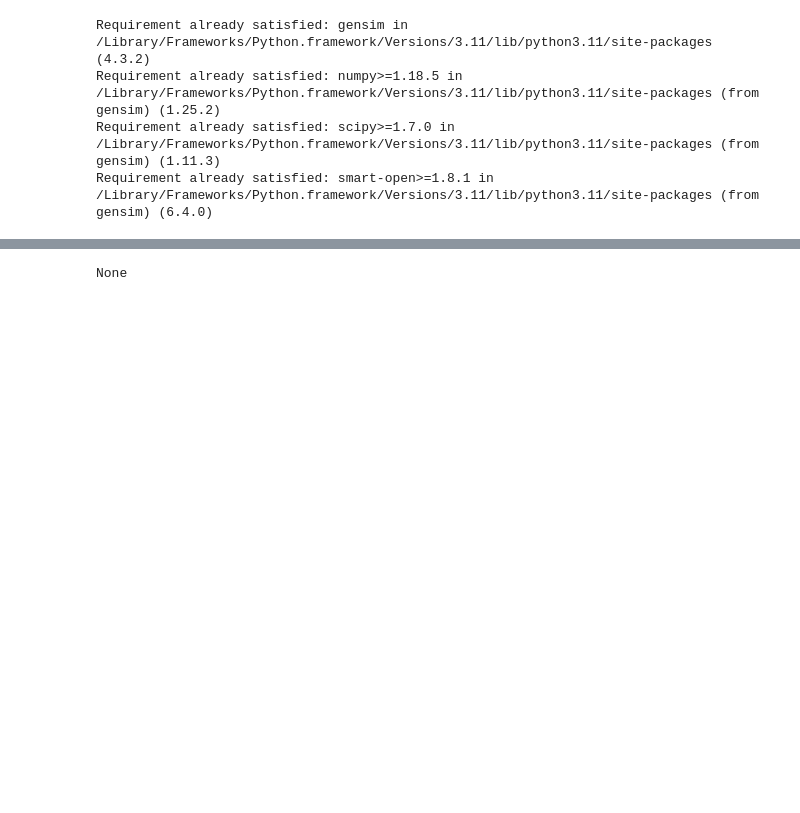
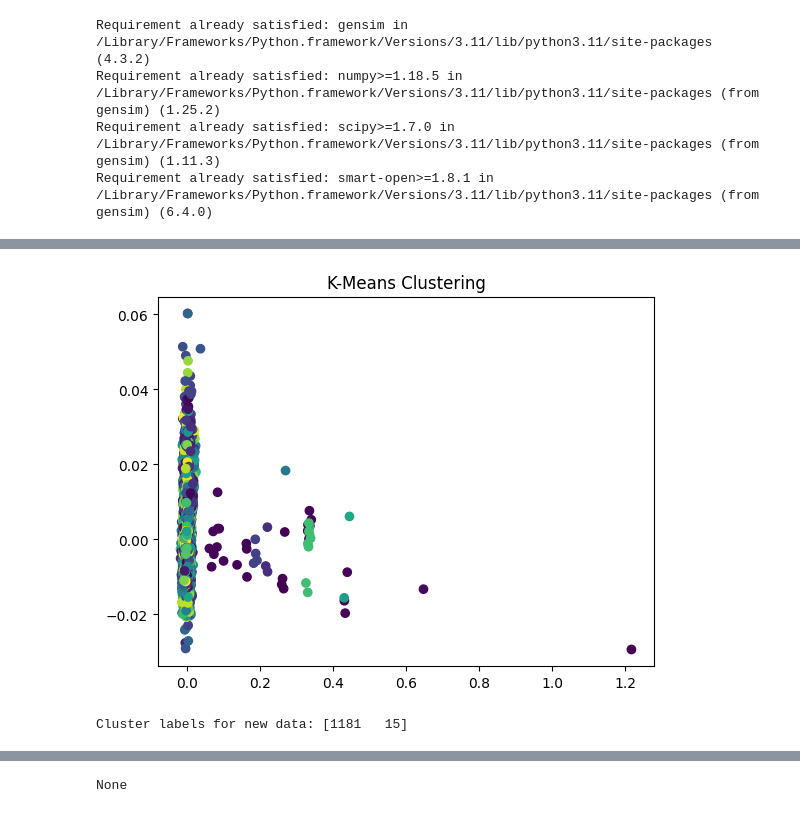
Before and after one commit to HaoMei510/JSTOR, a Jupyter notebook: newQvectordb.ipynb, the cells around one changed output, grey strips where cells are left out. Drawn from its saved outputs; the diff is of its cells as text; code cells hidden in the pictures; blank space fills up the shorter version.

```diff
--- a/newQvectordb.ipynb
+++ b/newQvectordb.ipynb
@@ -121,3 +121,26 @@ df[df['cluster'] == 35]
 | 5864 | 2023-08-21 | True | Searches_Platform_c7b8ec46-1314-4... | NaN | advanced_search | au elizabeth zollar | fastly-default:3f3c3bda138b11b6f3... | ... |
 | 8139 | 2023-08-07 | False | Searches_Platform_df73f3bc-af34-4... | NaN | basic_search | au marian eide | fastly-default:591bee2286ae156bab... | ... |
 | 9028 | 2023-08-14 | False | Searches_Platform_add7fe38-e891-4... | 3aa1f8d9-a810-446c-a3c0-f77e023082b1 | basic_search | au nicolas oikonomides | fastly-default:634054c53a7d18817e... | ... |
+# %%
+from sklearn.decomposition import PCA
+import matplotlib.pyplot as plt
+
+# Fit PCA to your data
+pca = PCA(n_components=2)
+reduced_data = pca.fit_transform(X)  # X contains your sentence vectors
+
+# Plot the clusters
+plt.scatter(reduced_data[:, 0], reduced_data[:, 1], c=df['cluster'], cmap='viridis')
+plt.title('K-Means Clustering')
+plt.show()
+# %% [output]
+[figure, added]
+# %%
+new_data = ["A new sentence to classify", "mental health trauma"]
+new_vectors = [get_query_vector(sentence) for sentence in new_data]
+
+# Predict cluster labels for new data
+new_labels = kmeans.predict(new_vectors)
+print("Cluster labels for new data:", new_labels)
+# %% [output]
+Cluster labels for new data: [1181   15]
```
Also changed, not shown: parts of 2 cells of this notebook.
